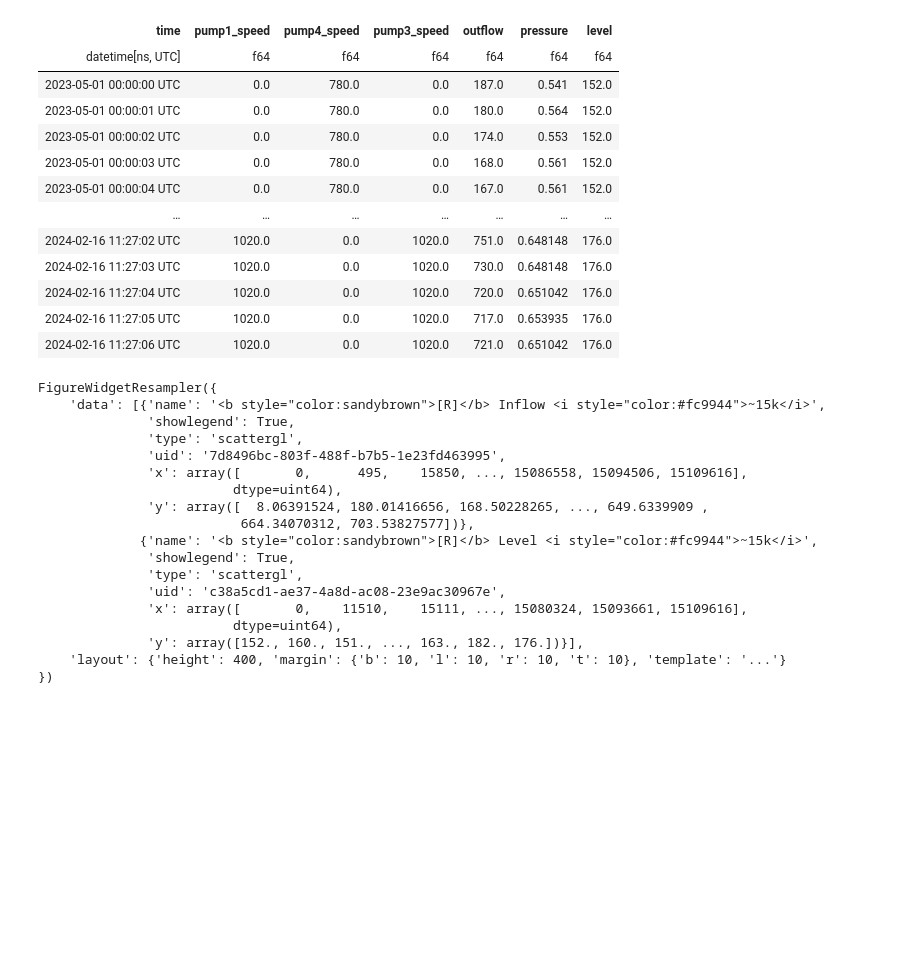
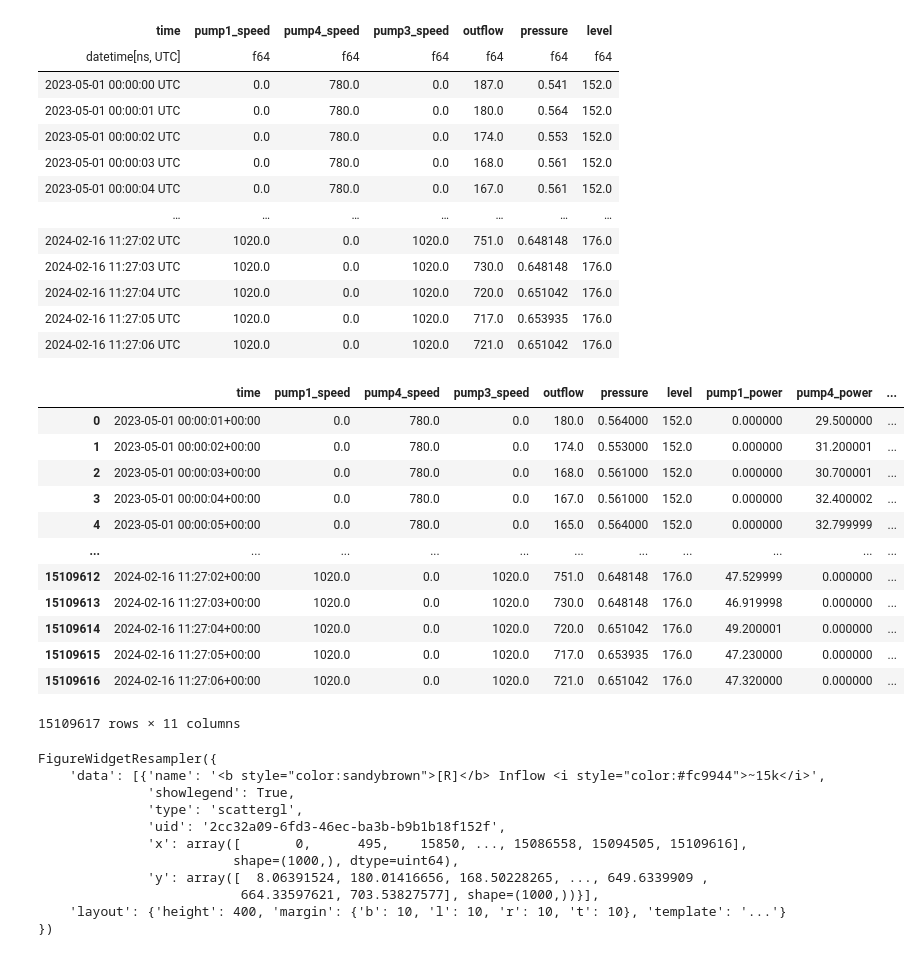
Before and after one commit to qtt-alessandro/mbs_flexibility_mpc_rev_v1, a Jupyter notebook: data_preprocessing/1-Kalman Filter.ipynb, the cells around one changed output. Drawn from its saved outputs; the diff is of its cells as text; code cells hidden in the pictures; blank space fills up the shorter version.

```diff
--- a/data_preprocessing/1-Kalman Filter.ipynb
+++ b/data_preprocessing/1-Kalman Filter.ipynb
@@ -15,3 +13,6 @@ df = pl.read_parquet("../data/static_models/pressure_miso.par")
+# %%
+root_folder = '/home/alqua/data/data_vdfs/'
+df = pl.read_parquet(root_folder + "pressure_miso.par")
 # %%
 df
 # %% [output]
@@ -30,9 +31,9 @@ shape: (15_109_618, 7)
 | 2024-02-16 11:27:05 UTC | 1020.0 | 0.0 | 1020.0 | 717.0 | 0.653935 | 176.0 |
 | 2024-02-16 11:27:06 UTC | 1020.0 | 0.0 | 1020.0 | 721.0 | 0.651042 | 176.0 |
 # %%
-pump1_df = pl.read_parquet("../data/static_models/pump1_power_siso.par")
-pump2_df = pl.read_parquet("../data/static_models/pump4_power_siso.par")
-pump3_df = pl.read_parquet("../data/static_models/pump3_power_siso.par")
+pump1_df = pl.read_parquet(root_folder + "pump1_power_siso.par")
+pump2_df = pl.read_parquet(root_folder + "pump4_power_siso.par")
+pump3_df = pl.read_parquet(root_folder + "pump3_power_siso.par")
 # %%
 df = df.join(pump1_df.drop(["pump1_speed"]), on="time").join(pump2_df.drop(["pump4_speed"]), on="time").join(pump3_df.drop(["pump3_speed"]), on="time")
 # %%
@@ -94,6 +95,22 @@ df = df.with_columns([
 ])
 # %%
 xdf = df.to_pandas()
+# %%
+xdf
+# %% [output]
+|  | time | pump1_speed | pump4_speed | pump3_speed | outflow | pressure | level | pump1_power | pump4_power | ... |
+| 0 | 2023-05-01 00:00:01+00:00 | 0.0 | 780.0 | 0.0 | 180.0 | 0.564000 | 152.0 | 0.000000 | 29.500000 | ... |
+| 1 | 2023-05-01 00:00:02+00:00 | 0.0 | 780.0 | 0.0 | 174.0 | 0.553000 | 152.0 | 0.000000 | 31.200001 | ... |
+| 2 | 2023-05-01 00:00:03+00:00 | 0.0 | 780.0 | 0.0 | 168.0 | 0.561000 | 152.0 | 0.000000 | 30.700001 | ... |
+| 3 | 2023-05-01 00:00:04+00:00 | 0.0 | 780.0 | 0.0 | 167.0 | 0.561000 | 152.0 | 0.000000 | 32.400002 | ... |
+| 4 | 2023-05-01 00:00:05+00:00 | 0.0 | 780.0 | 0.0 | 165.0 | 0.564000 | 152.0 | 0.000000 | 32.799999 | ... |
+| ... | ... | ... | ... | ... | ... | ... | ... | ... | ... | ... |
+| 15109612 | 2024-02-16 11:27:02+00:00 | 1020.0 | 0.0 | 1020.0 | 751.0 | 0.648148 | 176.0 | 47.529999 | 0.000000 | ... |
+| 15109613 | 2024-02-16 11:27:03+00:00 | 1020.0 | 0.0 | 1020.0 | 730.0 | 0.648148 | 176.0 | 46.919998 | 0.000000 | ... |
+| 15109614 | 2024-02-16 11:27:04+00:00 | 1020.0 | 0.0 | 1020.0 | 720.0 | 0.651042 | 176.0 | 49.200001 | 0.000000 | ... |
+| 15109615 | 2024-02-16 11:27:05+00:00 | 1020.0 | 0.0 | 1020.0 | 717.0 | 0.653935 | 176.0 | 47.230000 | 0.000000 | ... |
+| 15109616 | 2024-02-16 11:27:06+00:00 | 1020.0 | 0.0 | 1020.0 | 721.0 | 0.651042 | 176.0 | 47.320000 | 0.000000 | ... |
+15109617 rows × 11 columns
 # %%
 import plotly.graph_objects as go
 from plotly_resampler import FigureResampler, FigureWidgetResampler
@@ -101,7 +118,6 @@ from plotly_resampler import FigureResampler, FigureWidgetResampler
 fig = FigureWidgetResampler(go.Figure())
 fig.update_layout(margin=dict(l=10, r=10, t=10, b=10))
 fig.add_trace(go.Scattergl(name=r'Inflow', showlegend=True), hf_x=xdf.index, hf_y=xdf['inflow_kf'])
-fig.add_trace(go.Scattergl(name=r'Level', showlegend=True), hf_x=xdf.index, hf_y=xdf['level'])
 fig.update_layout(height=400, template="plotly_dark")
 display(fig)
 # %% [output]
@@ -109,17 +125,10 @@ FigureWidgetResampler({
     'data': [{'name': '<b style="color:sandybrown">[R]</b> Inflow <i style="color:#fc9944">~15k</i>',
               'showlegend': True,
               'type': 'scattergl',
-              'uid': '7d8496bc-803f-488f-b7b5-1e23fd463995',
-              'x': array([       0,      495,    15850, ..., 15086558, 15094506, 15109616],
-                         dtype=uint64),
+              'uid': '2cc32a09-6fd3-46ec-ba3b-b9b1b18f152f',
+              'x': array([       0,      495,    15850, ..., 15086558, 15094505, 15109616],
+                         shape=(1000,), dtype=uint64),
               'y': array([  8.06391524, 180.01416656, 168.50228265, ..., 649.6339909 ,
-                          664.34070312, 703.53827577])},
-             {'name': '<b style="color:sandybrown">[R]</b> Level <i style="color:#fc9944">~15k</i>',
-              'showlegend': True,
-              'type': 'scattergl',
-              'uid': 'c38a5cd1-ae37-4a8d-ac08-23e9ac30967e',
-              'x': array([       0,    11510,    15111, ..., 15080324, 15093661, 15109616],
-                         dtype=uint64),
-              'y': array([152., 160., 151., ..., 163., 182., 176.])}],
+                          664.33597621, 703.53827577], shape=(1000,))}],
     'layout': {'height': 400, 'margin': {'b': 10, 'l': 10, 'r': 10, 't': 10}, 'template': '...'}
 })
```
Also changed, not shown: parts of 3 cells of this notebook, 31 other files.
